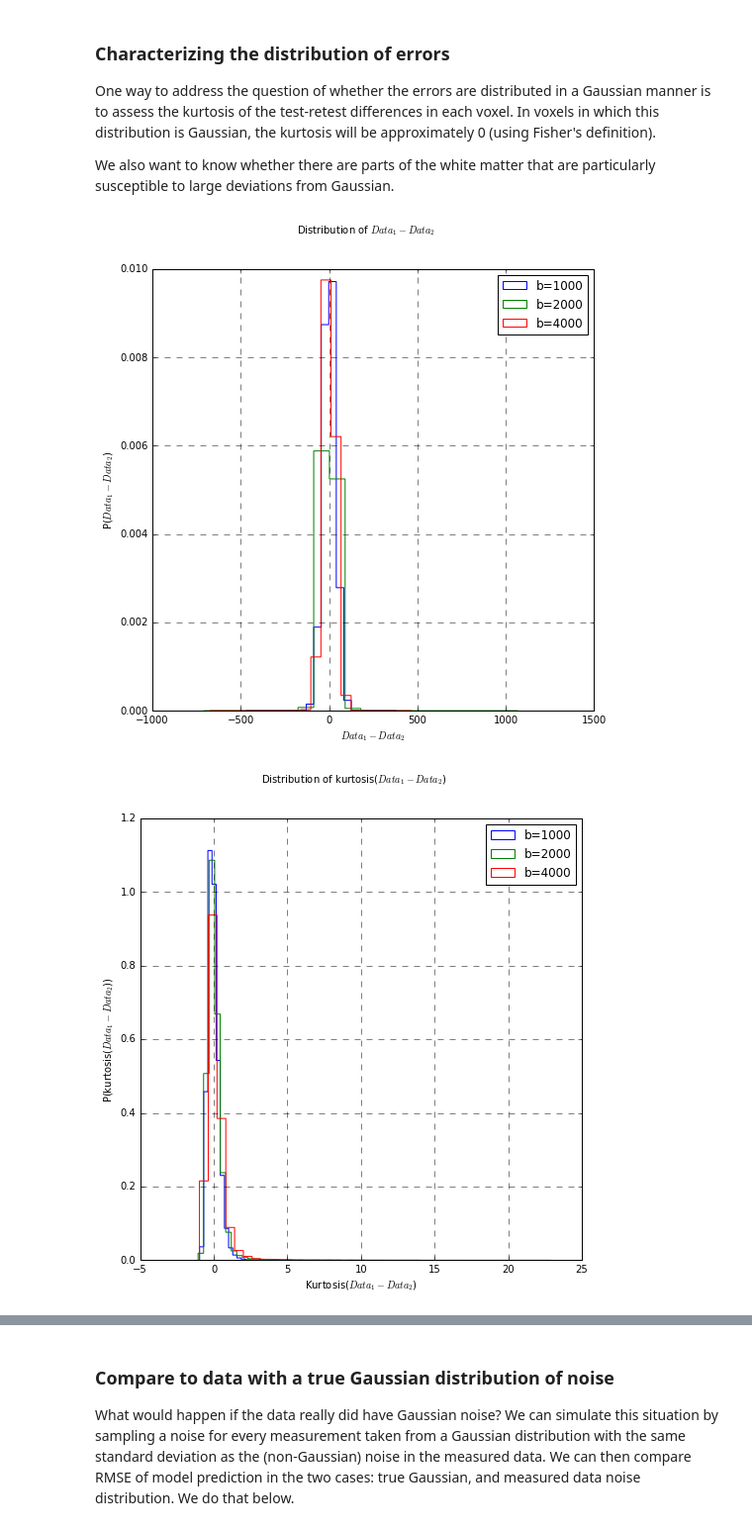
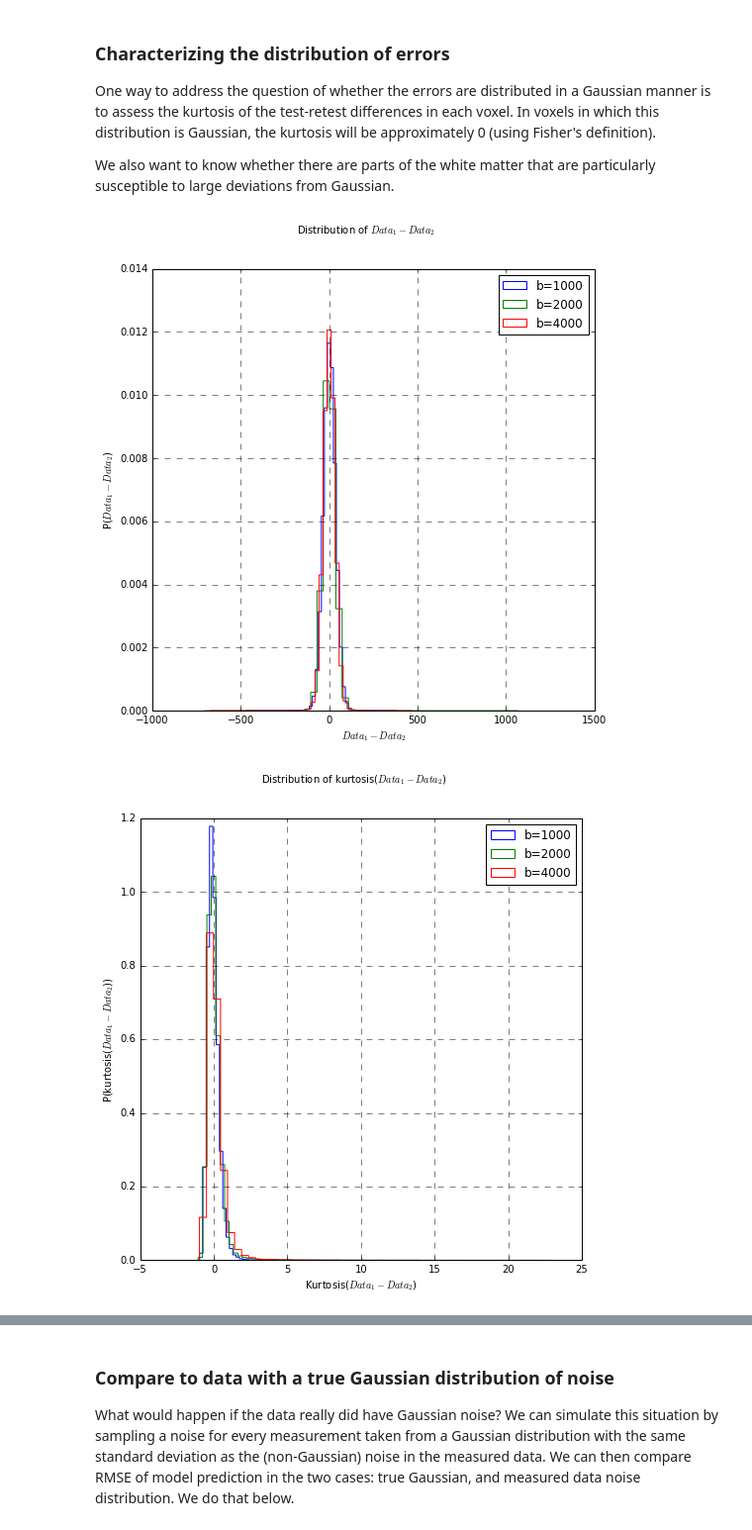
Before and after one commit to arokem/dmri-noise, a Jupyter notebook: dmri-noise.ipynb, the cells around one changed output, grey strips where cells are left out. Shown at 99% size. Saved outputs shown, nothing was run; the diff lists cells and outputs as text; code cells hidden in the pictures.

```diff
--- a/dmri-noise.ipynb
+++ b/dmri-noise.ipynb
@@ -182,37 +188,37 @@ for b in [1000, 2000, 4000]:
     gtab1, gtab2, data1, data2 = load_data(b)
     # Calculate the measurement-by-measurement test-retest
     # reliability:
     diff = data1[mask] - data2[mask]
     # Histogram of the differences:
-    ax_diff.hist(diff.ravel(), histtype='step', bins=20,
+    ax_diff.hist(diff.ravel(), histtype='step', bins=50,
                  normed=True, label='b=%s'%b)
     ax_diff.set_xlabel("$Data_1 - Data_2$")
     ax_diff.set_ylabel("P($Data_1 - Data_2$)")
     fig_diff.suptitle("Distribution of $Data_1 - Data_2$")
 
     k = stats.kurtosis(diff, axis=-1)
-    ax_kurtosis.hist(k, bins=40, normed=True, histtype='step',
+    ax_kurtosis.hist(k, bins=50, normed=True, histtype='step',
                      label='b=%s'%b)
 
     ax_kurtosis.set_xlabel("Kurtosis($Data_1 - Data_2$)")
     ax_kurtosis.set_ylabel("P(kurtosis($Data_1 - Data_2$))")
     fig_kurtosis.suptitle("Distribution of kurtosis($Data_1 - Data_2$)")
 
     # What is the spatial distribution of the kurtosis?
     vol = np.ones(mask.shape[:3]) * np.nan
     vol[mask] = k
     fig, ax = plt.subplots(1)
     ax.matshow(t1[:, :, 40], cmap='bone')
     im = ax.matshow(vol[:, :, 40], vmin=-4, vmax=4, cmap='RdBu_r')
     plt.colorbar(im)
     fig.set_size_inches([8, 8])
     ax.set_title("White matter kurtosis map at b=%s"%b)
     ax.set_axis_off()
 
 prettify([fig_diff, fig_kurtosis], [ax_diff, ax_kurtosis])
 # %% [output]
-[figure, old version]
+[figure, new version]
-[figure, old version]
+[figure, new version]
 [figure]
 [figure]
 [figure]
```
Also changed, not shown: parts of 4 cells of this notebook.
